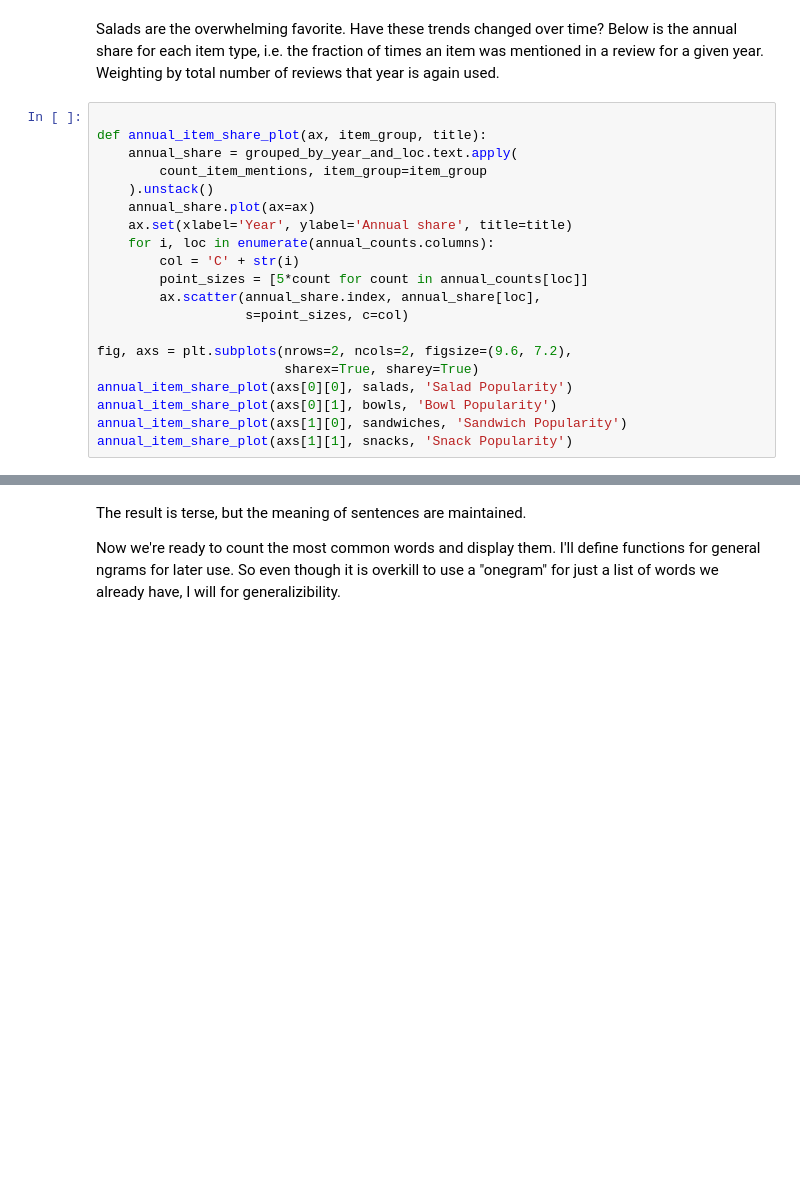
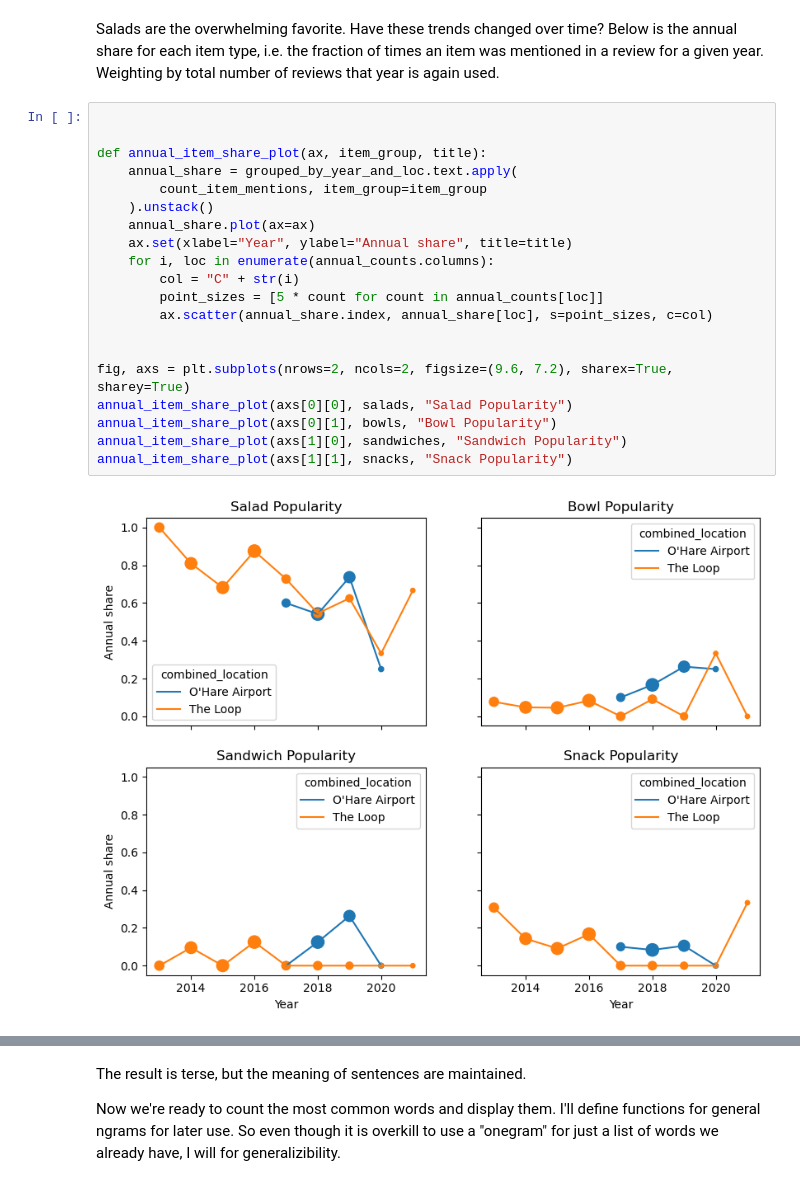
Before and after one commit to adamwangdata/adamwangdata.github.io, a Jupyter notebook: website/_build/jupyter_execute/stat-ml/ff_yelp.ipynb, the cells around one changed output, grey strips where cells are left out. Saved outputs shown, nothing was run; the diff lists cells and outputs as text; blank space fills up the shorter version.

```diff
--- a/website/_build/jupyter_execute/stat-ml/ff_yelp.ipynb
+++ b/website/_build/jupyter_execute/stat-ml/ff_yelp.ipynb
@@ -477,25 +513,27 @@ Have these trends changed over time?
 Below is the annual share for each item type, i.e. the fraction of times an item was mentioned in a review for a given year.
 Weighting by total number of reviews that year is again used.
 # %%
+
 
 def annual_item_share_plot(ax, item_group, title):
     annual_share = grouped_by_year_and_loc.text.apply(
         count_item_mentions, item_group=item_group
     ).unstack()
     annual_share.plot(ax=ax)
-    ax.set(xlabel='Year', ylabel='Annual share', title=title)
+    ax.set(xlabel="Year", ylabel="Annual share", title=title)
     for i, loc in enumerate(annual_counts.columns):
-        col = 'C' + str(i)
-        point_sizes = [5*count for count in annual_counts[loc]]
-        ax.scatter(annual_share.index, annual_share[loc],
-                   s=point_sizes, c=col)
+        col = "C" + str(i)
+        point_sizes = [5 * count for count in annual_counts[loc]]
+        ax.scatter(annual_share.index, annual_share[loc], s=point_sizes, c=col)
 
-fig, axs = plt.subplots(nrows=2, ncols=2, figsize=(9.6, 7.2),
-                        sharex=True, sharey=True)
-annual_item_share_plot(axs[0][0], salads, 'Salad Popularity')
-annual_item_share_plot(axs[0][1], bowls, 'Bowl Popularity')
-annual_item_share_plot(axs[1][0], sandwiches, 'Sandwich Popularity')
-annual_item_share_plot(axs[1][1], snacks, 'Snack Popularity')
+
+fig, axs = plt.subplots(nrows=2, ncols=2, figsize=(9.6, 7.2), sharex=True, sharey=True)
+annual_item_share_plot(axs[0][0], salads, "Salad Popularity")
+annual_item_share_plot(axs[0][1], bowls, "Bowl Popularity")
+annual_item_share_plot(axs[1][0], sandwiches, "Sandwich Popularity")
+annual_item_share_plot(axs[1][1], snacks, "Snack Popularity")
+# %% [output]
+[figure, added]
 # %% [markdown]
 Salad popularity has been decreasing, but still has the largest share.
 Bowl popularity seems to have the opposite trend, though still have a smaller share.
```
Also changed, not shown: parts of 19 cells of this notebook, 56 other files.
